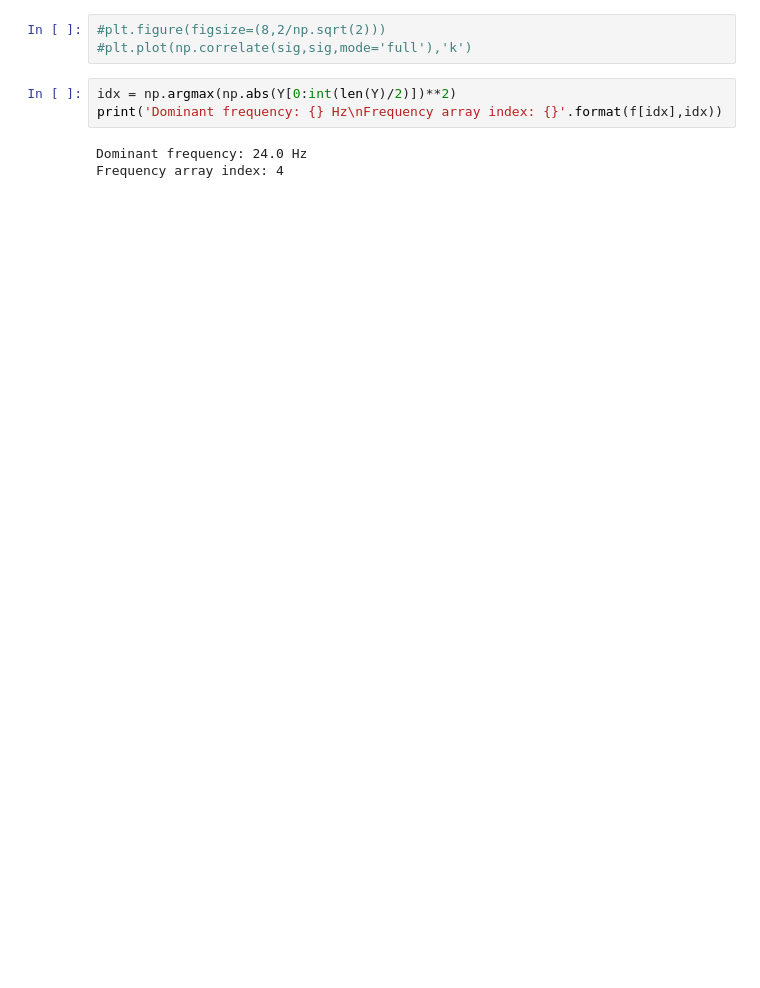
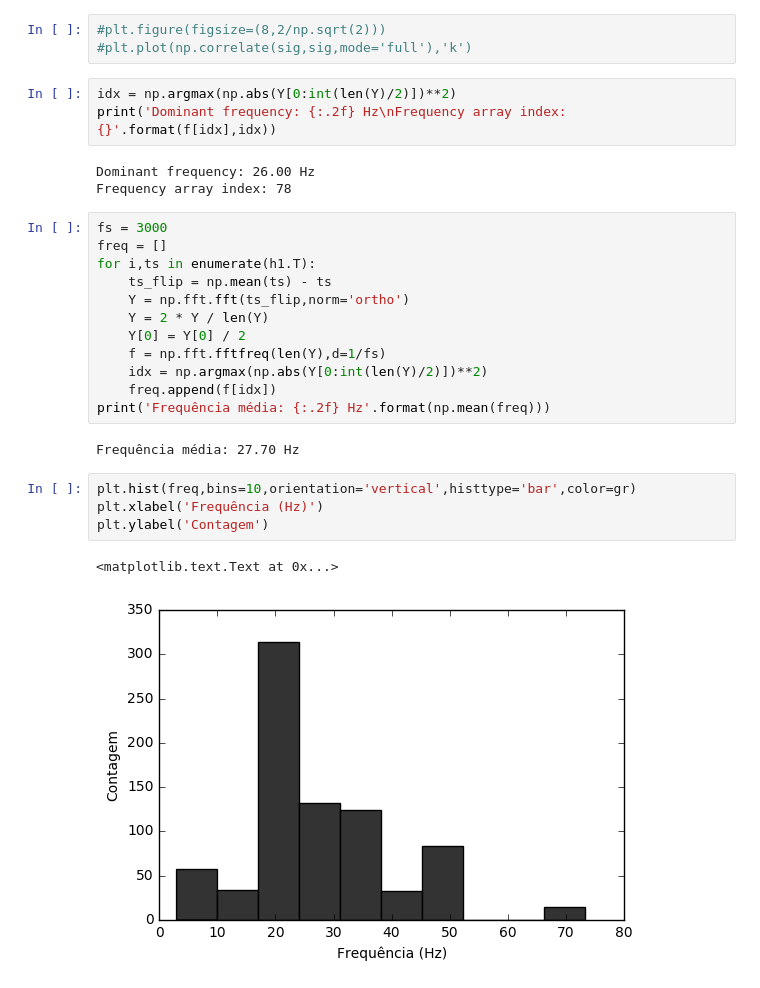
Before and after one commit to julionaojulho/image-analysis, a Jupyter notebook: test-1.ipynb, the cells around one changed output. Cells and saved outputs as stored; diff of their text form; blank space fills up the shorter version.

```diff
--- a/test-1.ipynb
+++ b/test-1.ipynb
@@ -94,7 +96,28 @@ df = 6.000000 Hz
 #plt.plot(np.correlate(sig,sig,mode='full'),'k')
 # %%
 idx = np.argmax(np.abs(Y[0:int(len(Y)/2)])**2)
-print('Dominant frequency: {} Hz\nFrequency array index: {}'.format(f[idx],idx))
+print('Dominant frequency: {:.2f} Hz\nFrequency array index: {}'.format(f[idx],idx))
 # %% [output]
-Dominant frequency: 24.0 Hz
-Frequency array index: 4
+Dominant frequency: 26.00 Hz
+Frequency array index: 78
+# %%
+fs = 3000
+freq = []
+for i,ts in enumerate(h1.T):
+    ts_flip = np.mean(ts) - ts
+    Y = np.fft.fft(ts_flip,norm='ortho')
+    Y = 2 * Y / len(Y)
+    Y[0] = Y[0] / 2
+    f = np.fft.fftfreq(len(Y),d=1/fs)
+    idx = np.argmax(np.abs(Y[0:int(len(Y)/2)])**2)
+    freq.append(f[idx])
+print('Frequência média: {:.2f} Hz'.format(np.mean(freq)))
+# %% [output]
+Frequência média: 27.70 Hz
+# %%
+plt.hist(freq,bins=10,orientation='vertical',histtype='bar',color=gr)
+plt.xlabel('Frequência (Hz)')
+plt.ylabel('Contagem')
+# %% [output]
+<matplotlib.text.Text at 0x...>
+[figure, added]
```
Also changed, not shown: parts of 5 cells of this notebook.
